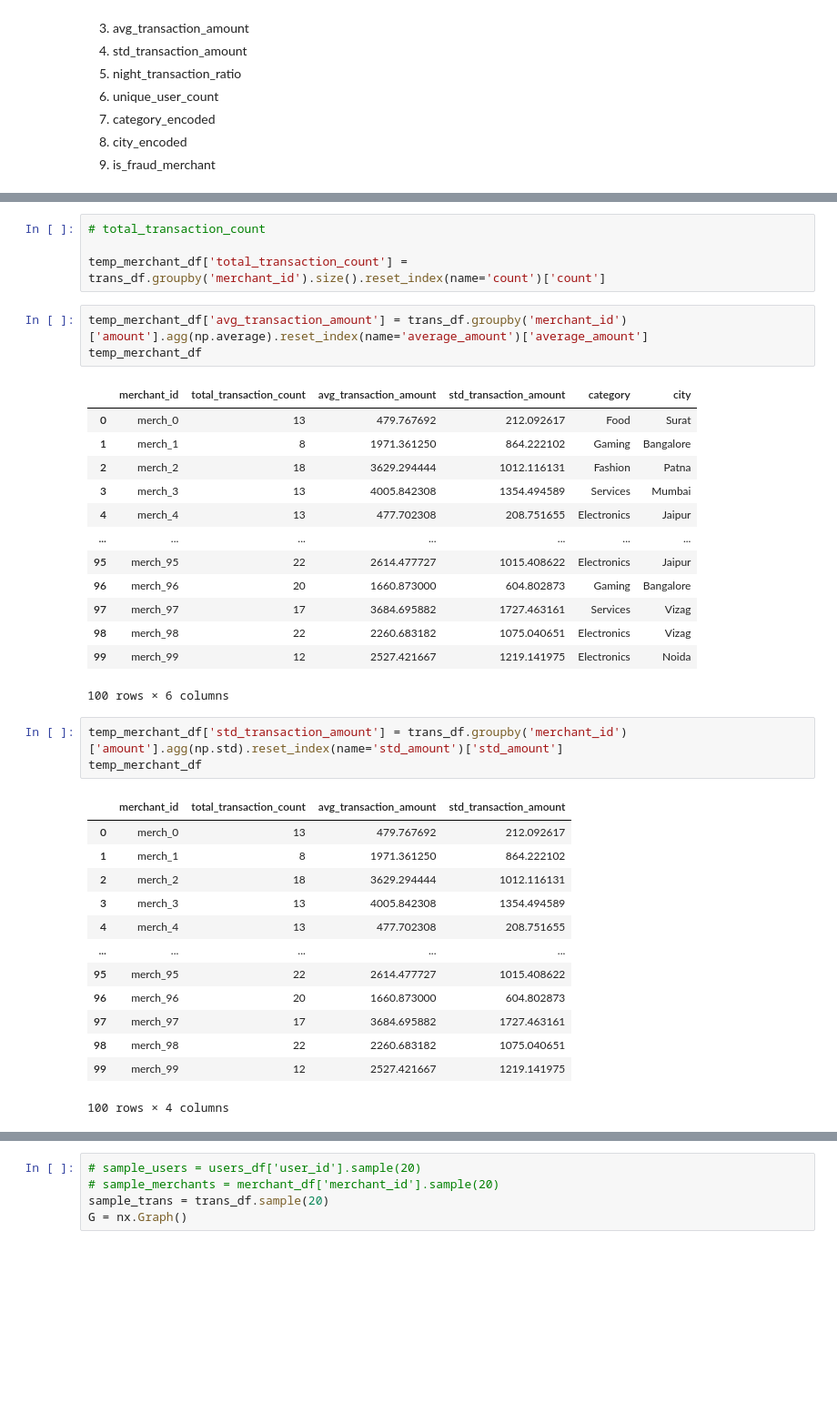
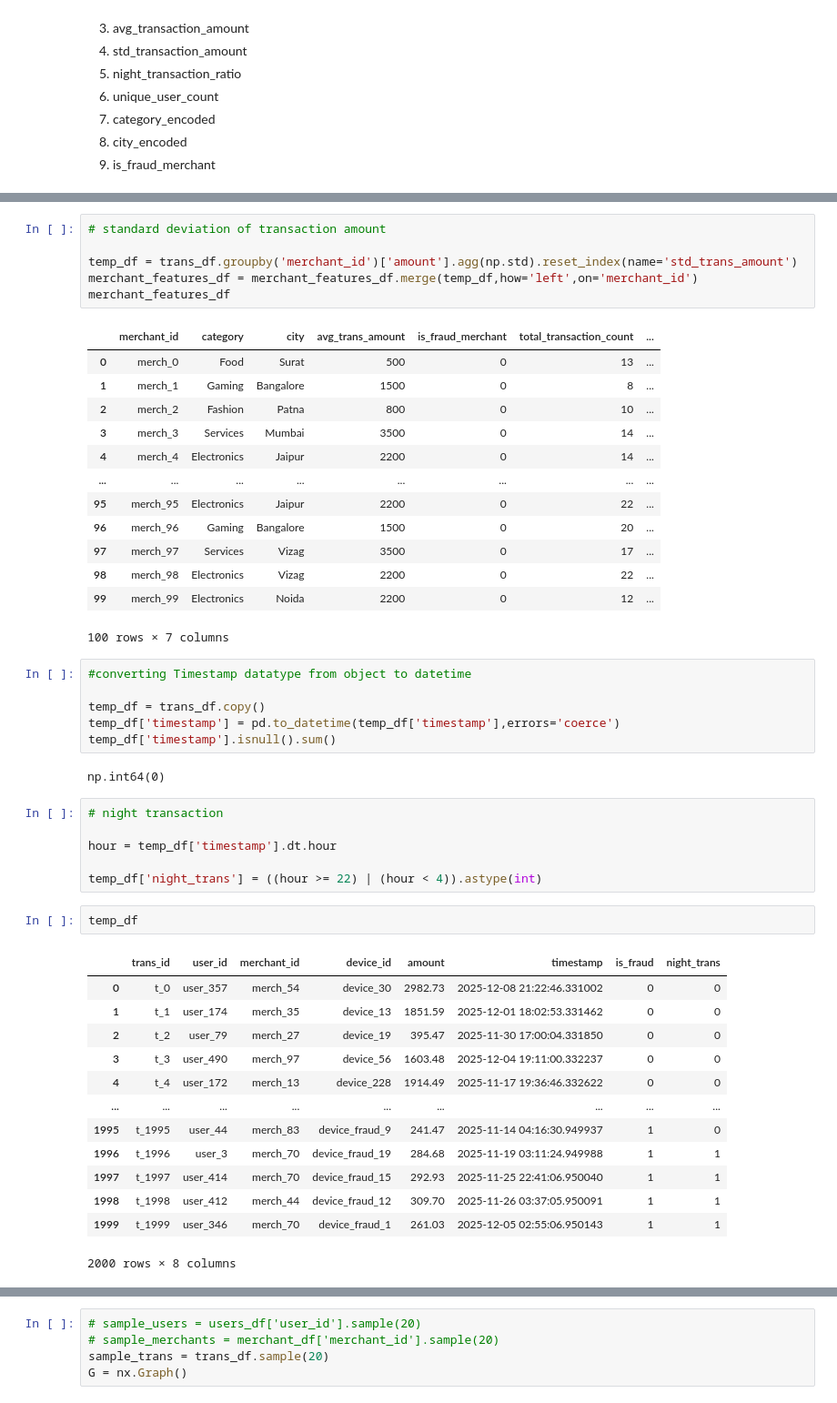
Before and after one commit to 1akashraj1/fintech-merchant-risk-gnn, a Jupyter notebook: notebooks/01_eda.ipynb, the cells around one changed output, grey strips where cells are left out. Shown: that part at 91% size. Cells and saved outputs as stored; diff of their text form; blank space fills up the shorter version.

```diff
--- a/notebooks/01_eda.ipynb
+++ b/notebooks/01_eda.ipynb
@@ -154,38 +174,50 @@ temp_merchant_df['city'] = merchant_df['city']
 # %%
-# total_transaction_count
+# standard deviation of transaction amount
 
-temp_merchant_df['total_transaction_count'] = trans_df.groupby('merchant_id').size().reset_index(name='count')['count']
+temp_df = trans_df.groupby('merchant_id')['amount'].agg(np.std).reset_index(name='std_trans_amount')
+merchant_features_df = merchant_features_df.merge(temp_df,how='left',on='merchant_id')
+merchant_features_df
+# %% [output]
+|  | merchant_id | category | city | avg_trans_amount | is_fraud_merchant | total_transaction_count | ... |
+| 0 | merch_0 | Food | Surat | 500 | 0 | 13 | ... |
+| 1 | merch_1 | Gaming | Bangalore | 1500 | 0 | 8 | ... |
+| 2 | merch_2 | Fashion | Patna | 800 | 0 | 10 | ... |
+| 3 | merch_3 | Services | Mumbai | 3500 | 0 | 14 | ... |
+| 4 | merch_4 | Electronics | Jaipur | 2200 | 0 | 14 | ... |
+| ... | ... | ... | ... | ... | ... | ... | ... |
+| 95 | merch_95 | Electronics | Jaipur | 2200 | 0 | 22 | ... |
+| 96 | merch_96 | Gaming | Bangalore | 1500 | 0 | 20 | ... |
+| 97 | merch_97 | Services | Vizag | 3500 | 0 | 17 | ... |
+| 98 | merch_98 | Electronics | Vizag | 2200 | 0 | 22 | ... |
+| 99 | merch_99 | Electronics | Noida | 2200 | 0 | 12 | ... |
+100 rows × 7 columns
-# %%
-temp_merchant_df['avg_transaction_amount'] = trans_df.groupby('merchant_id')['amount'].agg(np.average).reset_index(name='average_amount')['average_amount']
-temp_merchant_df
-# %% [output]
-|  | merchant_id | total_transaction_count | avg_transaction_amount | std_transaction_amount | category | city |
-| 0 | merch_0 | 13 | 479.767692 | 212.092617 | Food | Surat |
-| 1 | merch_1 | 8 | 1971.361250 | 864.222102 | Gaming | Bangalore |
-| 2 | merch_2 | 18 | 3629.294444 | 1012.116131 | Fashion | Patna |
-| 3 | merch_3 | 13 | 4005.842308 | 1354.494589 | Services | Mumbai |
-| 4 | merch_4 | 13 | 477.702308 | 208.751655 | Electronics | Jaipur |
-| ... | ... | ... | ... | ... | ... | ... |
-| 95 | merch_95 | 22 | 2614.477727 | 1015.408622 | Electronics | Jaipur |
-| 96 | merch_96 | 20 | 1660.873000 | 604.802873 | Gaming | Bangalore |
-| 97 | merch_97 | 17 | 3684.695882 | 1727.463161 | Services | Vizag |
-| 98 | merch_98 | 22 | 2260.683182 | 1075.040651 | Electronics | Vizag |
-| 99 | merch_99 | 12 | 2527.421667 | 1219.141975 | Electronics | Noida |
-100 rows × 6 columns
+# %%
+#converting Timestamp datatype from object to datetime
+
+temp_df = trans_df.copy()
+temp_df['timestamp'] = pd.to_datetime(temp_df['timestamp'],errors='coerce')
+temp_df['timestamp'].isnull().sum()
+# %% [output]
+np.int64(0)
+# %%
+# night transaction
+
+hour = temp_df['timestamp'].dt.hour
+
+temp_df['night_trans'] = ((hour >= 22) | (hour < 4)).astype(int)
 # %%
-temp_merchant_df['std_transaction_amount'] = trans_df.groupby('merchant_id')['amount'].agg(np.std).reset_index(name='std_amount')['std_amount']
-temp_merchant_df
+temp_df
 # %% [output]
-|  | merchant_id | total_transaction_count | avg_transaction_amount | std_transaction_amount |
-| 0 | merch_0 | 13 | 479.767692 | 212.092617 |
-| 1 | merch_1 | 8 | 1971.361250 | 864.222102 |
-| 2 | merch_2 | 18 | 3629.294444 | 1012.116131 |
-| 3 | merch_3 | 13 | 4005.842308 | 1354.494589 |
-| 4 | merch_4 | 13 | 477.702308 | 208.751655 |
-| ... | ... | ... | ... | ... |
-| 95 | merch_95 | 22 | 2614.477727 | 1015.408622 |
-| 96 | merch_96 | 20 | 1660.873000 | 604.802873 |
-| 97 | merch_97 | 17 | 3684.695882 | 1727.463161 |
-| 98 | merch_98 | 22 | 2260.683182 | 1075.040651 |
-| 99 | merch_99 | 12 | 2527.421667 | 1219.141975 |
+|  | trans_id | user_id | merchant_id | device_id | amount | timestamp | is_fraud | night_trans |
+| 0 | t_0 | user_357 | merch_54 | device_30 | 2982.73 | 2025-12-08 21:22:46.331002 | 0 | 0 |
+| 1 | t_1 | user_174 | merch_35 | device_13 | 1851.59 | 2025-12-01 18:02:53.331462 | 0 | 0 |
+| 2 | t_2 | user_79 | merch_27 | device_19 | 395.47 | 2025-11-30 17:00:04.331850 | 0 | 0 |
+| 3 | t_3 | user_490 | merch_97 | device_56 | 1603.48 | 2025-12-04 19:11:00.332237 | 0 | 0 |
+| 4 | t_4 | user_172 | merch_13 | device_228 | 1914.49 | 2025-11-17 19:36:46.332622 | 0 | 0 |
+| ... | ... | ... | ... | ... | ... | ... | ... | ... |
+| 1995 | t_1995 | user_44 | merch_83 | device_fraud_9 | 241.47 | 2025-11-14 04:16:30.949937 | 1 | 0 |
+| 1996 | t_1996 | user_3 | merch_70 | device_fraud_19 | 284.68 | 2025-11-19 03:11:24.949988 | 1 | 1 |
+| 1997 | t_1997 | user_414 | merch_70 | device_fraud_15 | 292.93 | 2025-11-25 22:41:06.950040 | 1 | 1 |
+| 1998 | t_1998 | user_412 | merch_44 | device_fraud_12 | 309.70 | 2025-11-26 03:37:05.950091 | 1 | 1 |
+| 1999 | t_1999 | user_346 | merch_70 | device_fraud_1 | 261.03 | 2025-12-05 02:55:06.950143 | 1 | 1 |
-100 rows × 4 columns
+2000 rows × 8 columns
```
Also changed, not shown: parts of 24 cells of this notebook.
